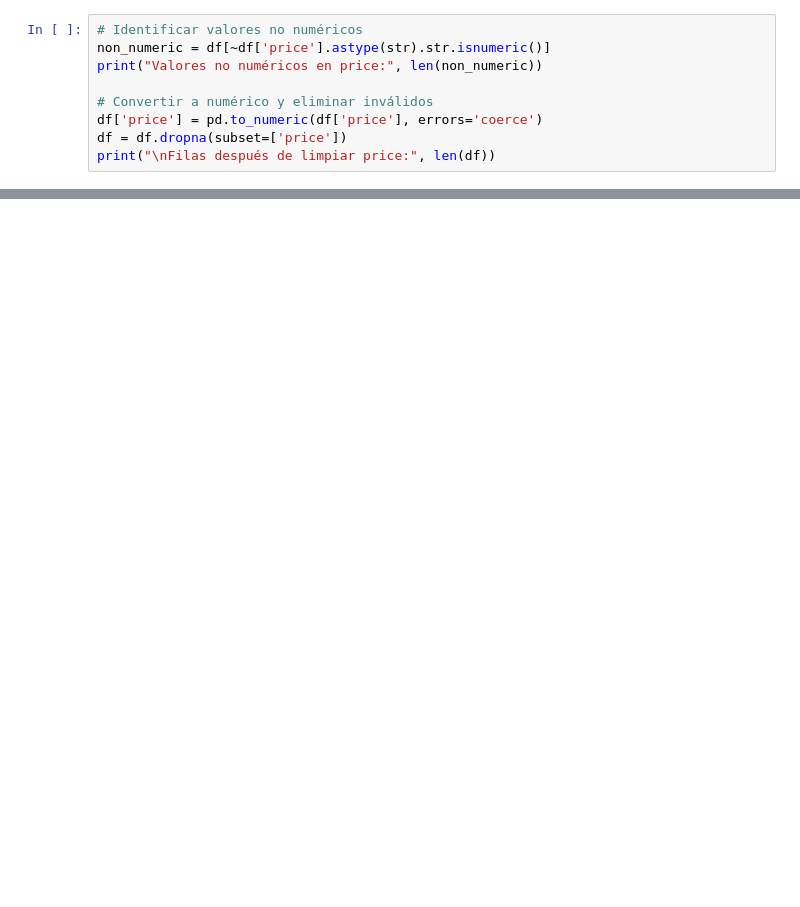
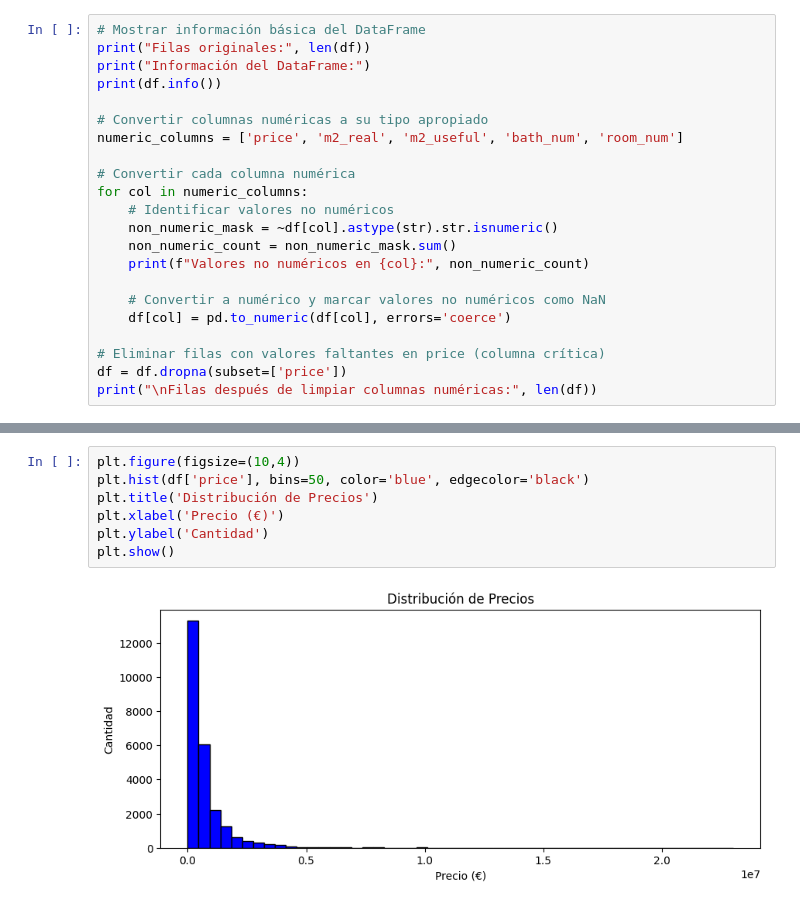
Before and after one commit to alejandrorod-tajamar/HousingPricesPrediction, a Jupyter notebook: Housing_Spain.ipynb, the cells around one changed output, grey strips where cells are left out. Saved outputs shown, nothing was run; the diff lists cells and outputs as text; blank space fills up the shorter version.

```diff
--- a/Housing_Spain.ipynb
+++ b/Housing_Spain.ipynb
@@ -9,10 +34,23 @@ Filas originales: 24880
 # %%
-# Identificar valores no numéricos
-non_numeric = df[~df['price'].astype(str).str.isnumeric()]
-print("Valores no numéricos en price:", len(non_numeric))
+# Mostrar información básica del DataFrame
+print("Filas originales:", len(df))
+print("Información del DataFrame:")
+print(df.info())
 
-# Convertir a numérico y eliminar inválidos
-df['price'] = pd.to_numeric(df['price'], errors='coerce')
+# Convertir columnas numéricas a su tipo apropiado
+numeric_columns = ['price', 'm2_real', 'm2_useful', 'bath_num', 'room_num']
+
+# Convertir cada columna numérica
+for col in numeric_columns:
+    # Identificar valores no numéricos
+    non_numeric_mask = ~df[col].astype(str).str.isnumeric()
+    non_numeric_count = non_numeric_mask.sum()
+    print(f"Valores no numéricos en {col}:", non_numeric_count)
+
+    # Convertir a numérico y marcar valores no numéricos como NaN
+    df[col] = pd.to_numeric(df[col], errors='coerce')
+
+# Eliminar filas con valores faltantes en price (columna crítica)
 df = df.dropna(subset=['price'])
-print("\nFilas después de limpiar price:", len(df))
+print("\nFilas después de limpiar columnas numéricas:", len(df))
 # %% [output]
@@ -97,0 +209,9 @@ dtype: int64
+# %%
+plt.figure(figsize=(10,4))
+plt.hist(df['price'], bins=50, color='blue', edgecolor='black')
+plt.title('Distribución de Precios')
+plt.xlabel('Precio (€)')
+plt.ylabel('Cantidad')
+plt.show()
+# %% [output]
+[figure, added]
```
Also changed, not shown: parts of 20 cells of this notebook.
